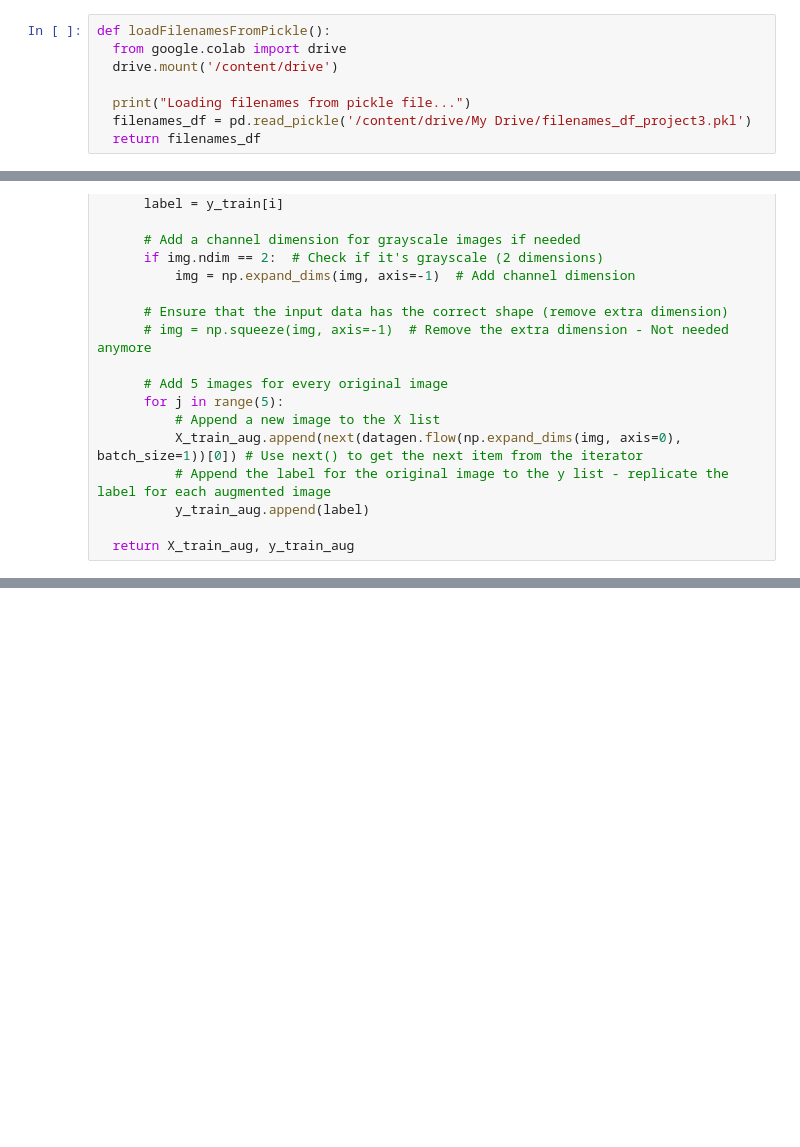
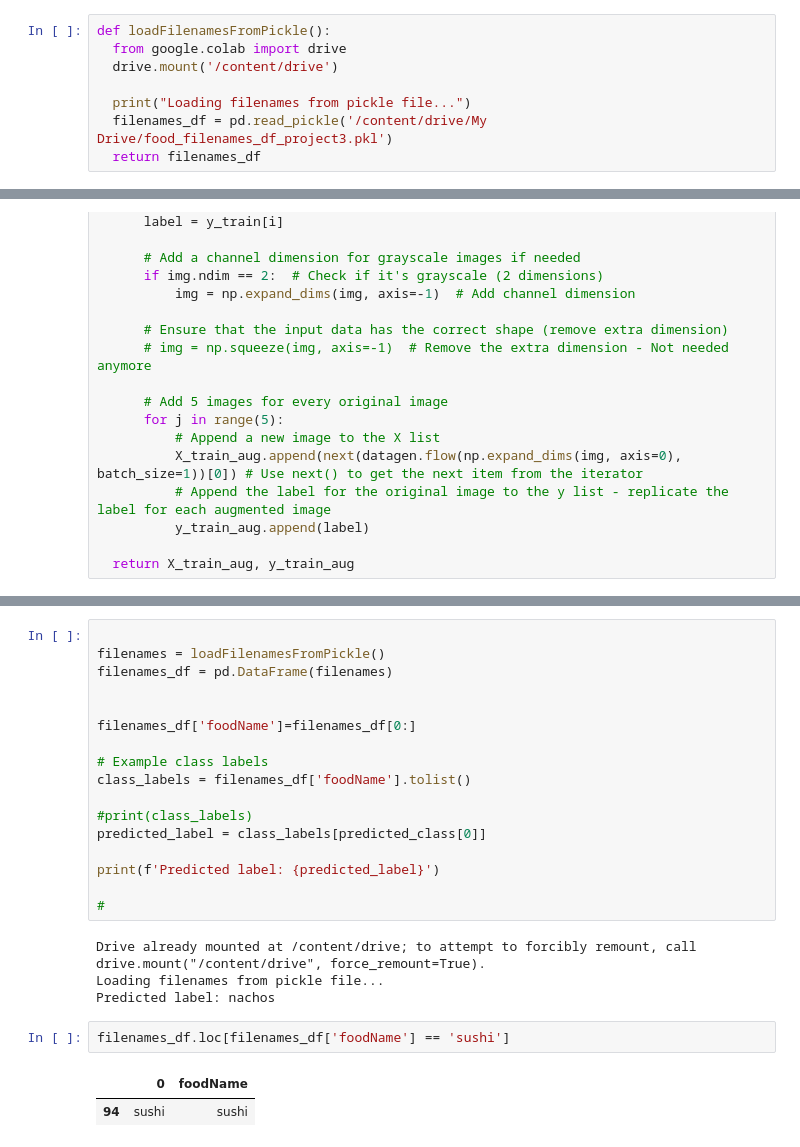
Before and after one commit to RAJESHVELAMALA/Project3, a Jupyter notebook: ImageProcessingModel.ipynb, the cells around one changed output, grey strips where cells are left out. Cells and saved outputs as stored; diff of their text form; blank space fills up the shorter version.

```diff
--- a/ImageProcessingModel.ipynb
+++ b/ImageProcessingModel.ipynb
@@ -80,5 +79,5 @@ def loadFilenamesFromPickle():
   drive.mount('/content/drive')
 
   print("Loading filenames from pickle file...")
-  filenames_df = pd.read_pickle('/content/drive/My Drive/filenames_df_project3.pkl')
+  filenames_df = pd.read_pickle('/content/drive/My Drive/food_filenames_df_project3.pkl')
   return filenames_df
@@ -329,0 +398,26 @@ Cannot take the length of shape with unknown rank.
+# %%
+
+filenames = loadFilenamesFromPickle()
+filenames_df = pd.DataFrame(filenames)
+
+
+filenames_df['foodName']=filenames_df[0:]
+
+# Example class labels
+class_labels = filenames_df['foodName'].tolist()
+
+#print(class_labels)
+predicted_label = class_labels[predicted_class[0]]
+
+print(f'Predicted label: {predicted_label}')
+
+#
+# %% [output]
+Drive already mounted at /content/drive; to attempt to forcibly remount, call drive.mount("/content/drive", force_remount=True).
+Loading filenames from pickle file...
+Predicted label: nachos
+# %%
+filenames_df.loc[filenames_df['foodName'] == 'sushi']
+# %% [output]
+|  | 0 | foodName |
+| 94 | sushi | sushi |
```
Also changed, not shown: parts of 26 cells of this notebook.
